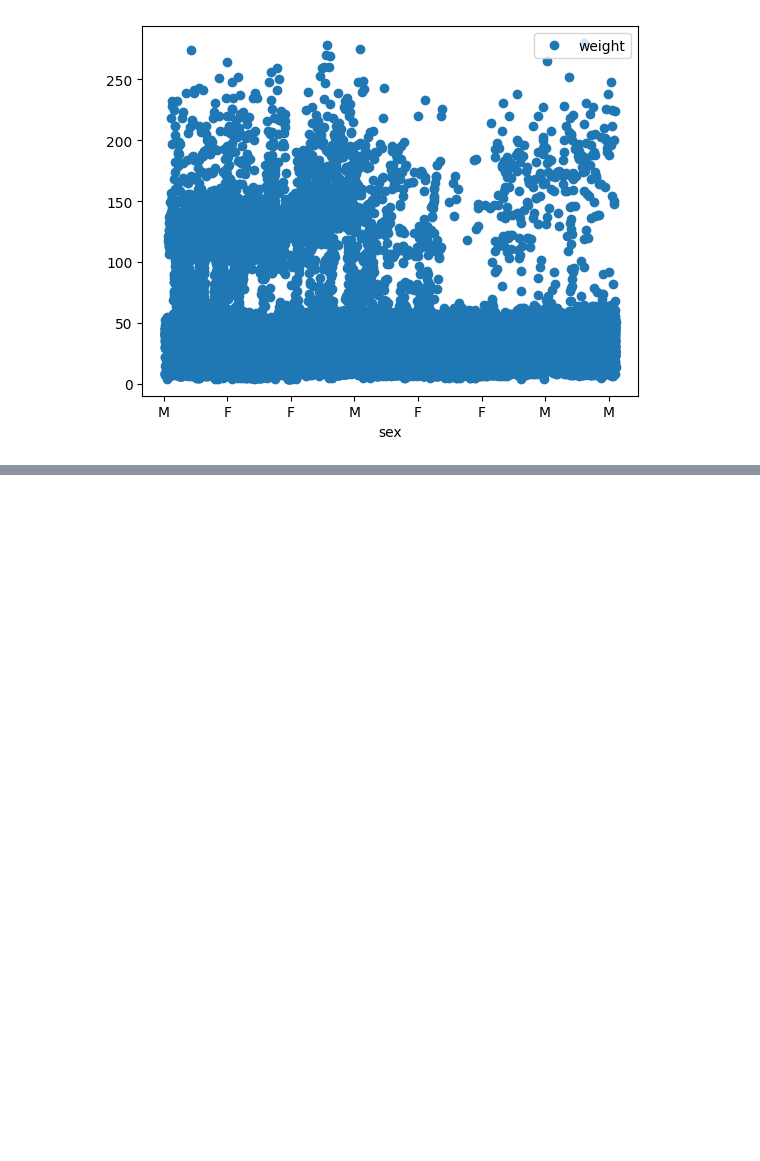
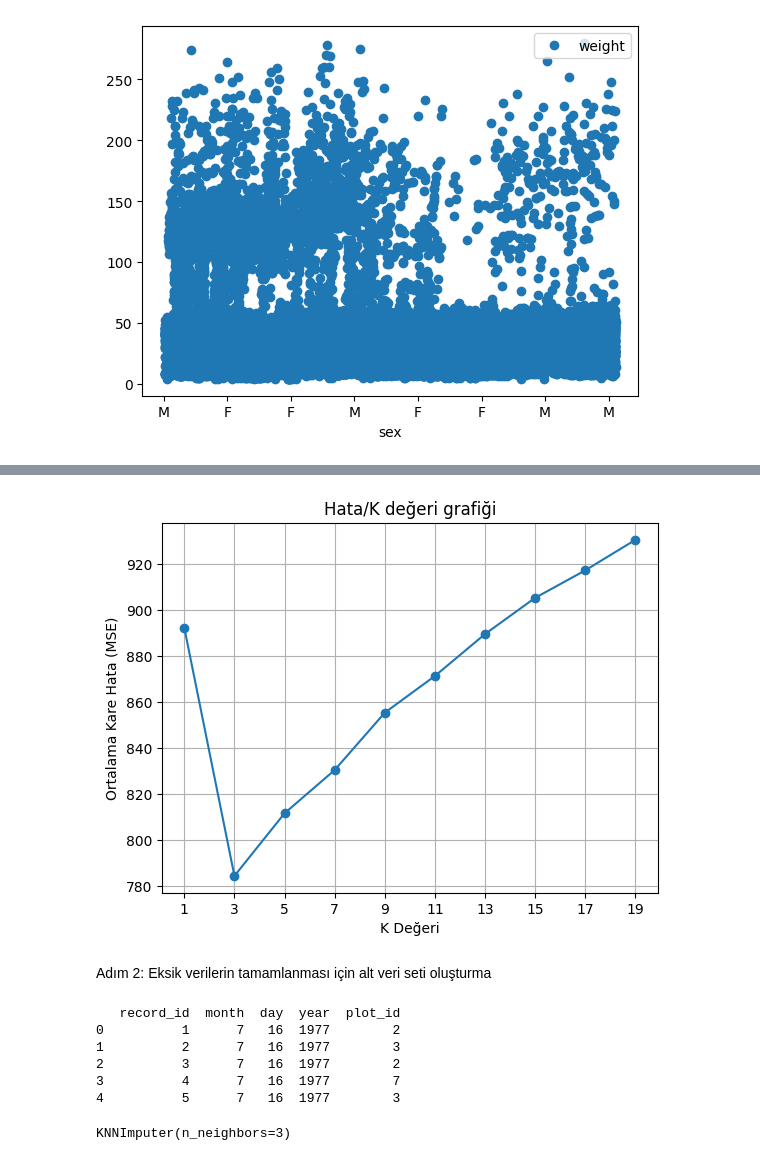
Before and after one commit to bulutirm/surveys-datacleaning-project, a Jupyter notebook: surveys_datacleasing.ipynb, the cells around one changed output, grey strips where cells are left out. Drawn from its saved outputs; the diff is of its cells as text; code cells hidden in the pictures; blank space fills up the shorter version.

Commit message:
The survey dataset was processed using the KNN algorithm to fill in missing values.

```diff
--- a/surveys_datacleasing.ipynb
+++ b/surveys_datacleasing.ipynb
@@ -83,0 +122,8 @@ df[df.isnull().any(axis = 1)]
+# %%
+#bağımsız değişkenler (X) ve bağımlı değişken (y)
+X = configured_df.dropna().drop('weight', axis =1)
+y = configured_df.dropna()['weight']
+# %%
+#Veri setini eğitim ve test setlerine ayırma
+X_train, X_test, y_train, y_test = train_test_split(X, y, test_size=0.2,
+                                                    random_state = 42)
@@ -83,0 +133,14 @@ df[df.isnull().any(axis = 1)]
+# %%
+# Tek sayılarla sınırlı k değerlerini belirleme
+k_values = range(1, 21, 2)
+
+#Her bir K değeri için hata ölçümünü saklayacak bir liste
+mse_values = []
+# %%
+#KNN modelini her bir K değeri için eğitime ve performansını ölçme
+for k in k_values:
+    knn = KNeighborsRegressor(n_neighbors=k)
+    knn.fit(X_train, y_train)
+    y_pred = knn.predict(X_test)
+    mse = mean_squared_error(y_test, y_pred)
+    mse_values.append(mse)
@@ -83,0 +149,13 @@ df[df.isnull().any(axis = 1)]
+# %%
+#Hata/K değeri grafiği
+plt.plot(k_values, mse_values, marker='o', linestyle = '-')
+plt.title('Hata/K değeri grafiği')
+plt.xlabel('K Değeri')
+plt.ylabel('Ortalama Kare Hata (MSE)')
+plt.xticks(k_values)
+plt.grid(True)
+plt.show()
+# %% [output]
+[figure, added]
+# %% [markdown]
+Adım 2: Eksik verilerin tamamlanması için alt veri seti oluşturma
@@ -83,0 +174,22 @@ df[df.isnull().any(axis = 1)]
+# %%
+print(alt_df.head())
+# %% [output]
+   record_id  month  day  year  plot_id
+0          1      7   16  1977        2
+1          2      7   16  1977        3
+2          3      7   16  1977        2
+3          4      7   16  1977        7
+4          5      7   16  1977        3
+# %%
+from sklearn.impute import KNNImputer
+
+#KNN modeli oluşturma
+knn_imputer = KNNImputer(n_neighbors=3)
+
+#Eksik olmayan sütunları seçin
+X_train = alt_df[['record_id', 'month', 'day', 'year', 'plot_id']]
+
+#KNN modelini eğit
+knn_imputer.fit(X_train)
+# %% [output]
+KNNImputer(n_neighbors=3)
```
Also changed, not shown: parts of 29 cells of this notebook.
